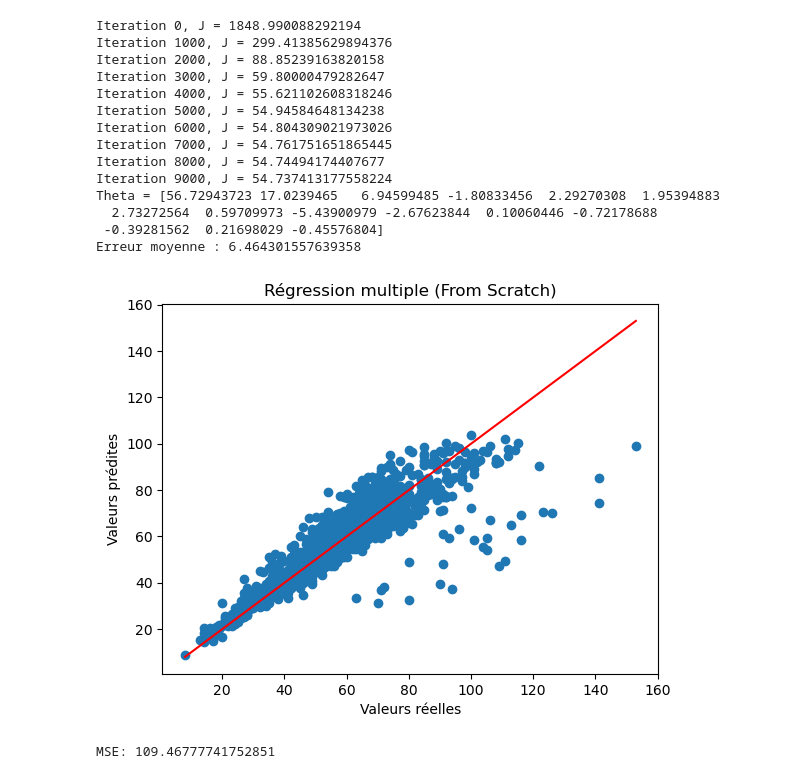
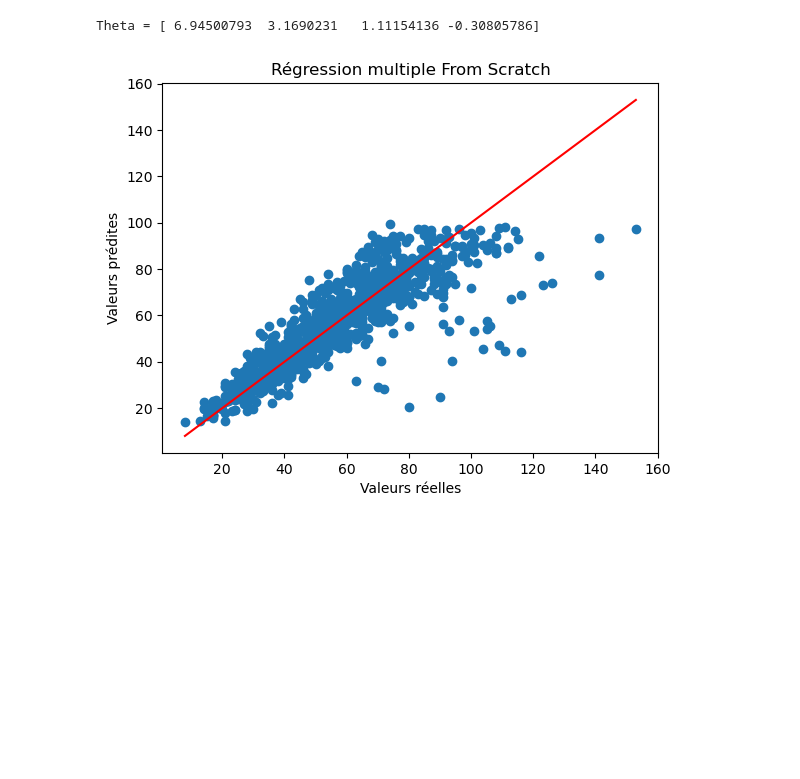
Before and after one commit to MasterGLCC/machine-learning-loubnatoubouh30-cell, a Jupyter notebook: TpRegression.ipynb, the cells around one changed output. Saved outputs shown, nothing was run; the diff lists cells and outputs as text; code cells hidden in the pictures; blank space fills up the shorter version.

```diff
--- a/TpRegression.ipynb
+++ b/TpRegression.ipynb
@@ -73,5 +38,2 @@ print(y.shape)
 (1000,)
 (1000,)
-# %%
-#suppression du colonne inutile
-data = data.drop(columns=["Order_ID"])
@@ -94,5 +39,0 @@ data
-# %%
-#transformer les variables texte en nombres
-data = pd.get_dummies(data, drop_first=True)
-data = data.astype(float)
-data = data.fillna(0)
@@ -247,66 +98,28 @@ MSE: 158.16196727280166
+# %%
+data = data.dropna()
 # %%
 #la Regression Multiple From scratch
 
 X_multi = data.drop("Delivery_Time_min", axis=1).values   # Supprime la colonne "Delivery_Time_min" du Dataset pour prendre toutes les colonnes sauf la cible
 y = data["Delivery_Time_min"].values     #la prediction de y
-
-# normalisation FROM SCRATCH pour aide la descente de gradient à converger plus rapide
-mean = np.mean(X_multi, axis=0)  #calcule la moyenne de chaque feature
-std = np.std(X_multi, axis=0)   #calcule de l'ecart type
-std[std == 0] = 1   #evite la division par zero
-
-X_multi = (X_multi - mean) / std  #calcule de la normalisation
-
 m = len(y)                      #nombre de données
 X_b = np.c_[np.ones((m,1)), X_multi]  # ajouter une colonne de 1 à gauche de X
 n = X_b.shape[1]
 theta = np.zeros(n)             #initialise theta a zero
-def J(theta, X_b, y):             #fonction cout qui calcule l'erreur
-    m = len(y)
-    return (1/(2*m)) * np.sum((X_b.dot(theta) - y)**2)
-
 alpha = 0.001                   # le pas
 iterations = 10000            # nombre d’itérations de la descente de gradient
-
 for i in range(iterations):    # descente de gradient
     y_pred = X_b.dot(theta)   # la valeur prédite par la droite actuelle
     gradient = (1/m) * X_b.T.dot(y_pred - y)
     theta = theta - alpha * gradient  # mettre a jour a theta
-
-    if i % 1000 == 0:       # affichage de l'erreur toutes les 1000 itérations pour vérifier que ça diminue
-         print(f"Iteration {i}, J =", J(theta, X_b, y))
 print("Theta =", theta)    # affiche les coefficients appris
-
 y_pred = X_b.dot(theta)   # les prédictions finales
-
-print("Erreur moyenne :", np.mean(np.abs(y_pred - y)))
-
-
 plt.scatter(y, y_pred)    # points réel vs prédit
 plt.plot([y.min(), y.max()], [y.min(), y.max()], color='red')   #ligne rouge c'est le modèle parfait
-
 plt.xlabel("Valeurs réelles")
 plt.ylabel("Valeurs prédites")
-plt.title("Régression multiple (From Scratch)")
+plt.title("Régression multiple From Scratch")
 plt.show()
-
-# MSE : moyenne des carrés des erreurs
-mse = np.mean((y_pred - y)**2)
-print("MSE:", mse)
 # %% [output]
-Iteration 0, J = 1848.990088292194
-Iteration 1000, J = 299.41385629894376
-Iteration 2000, J = 88.85239163820158
-Iteration 3000, J = 59.80000479282647
-Iteration 4000, J = 55.621102608318246
-Iteration 5000, J = 54.94584648134238
-Iteration 6000, J = 54.804309021973026
-Iteration 7000, J = 54.761751651865445
-Iteration 8000, J = 54.74494174407677
-Iteration 9000, J = 54.737413177558224
-Theta = [56.72943723 17.0239465   6.94599485 -1.80833456  2.29270308  1.95394883
-  2.73272564  0.59709973 -5.43900979 -2.67623844  0.10060446 -0.72178688
- -0.39281562  0.21698029 -0.45576804]
-Erreur moyenne : 6.464301557639358
+Theta = [ 6.94500793  3.1690231   1.11154136 -0.30805786]
-[figure, old version]
+[figure, new version]
-MSE: 109.46777741752851
```
Also changed, not shown: parts of 16 cells of this notebook.
